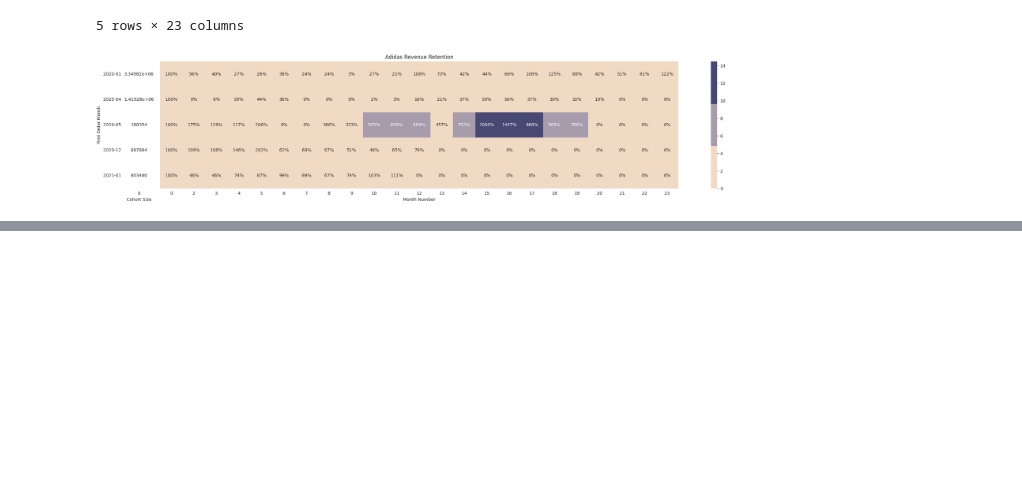
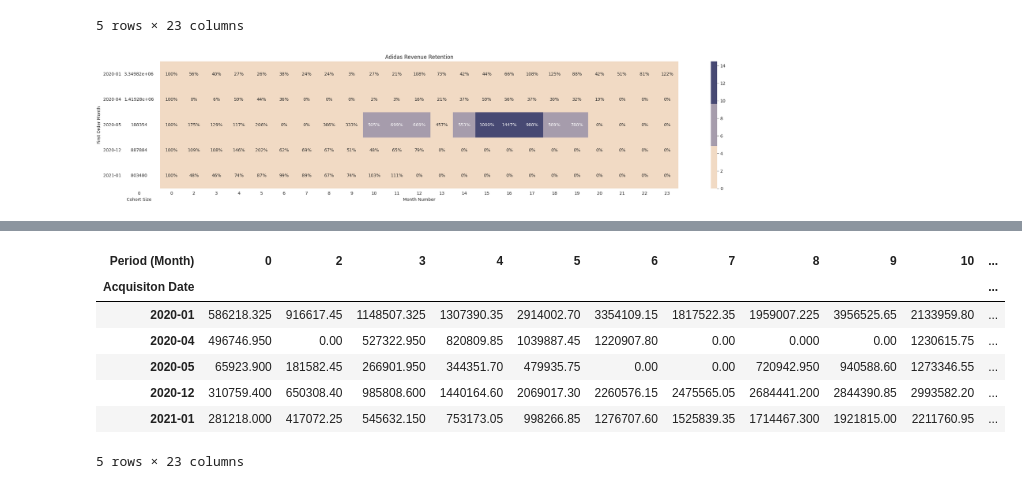
Before and after one commit to JayaWinata/Adidas-Retailer-Retention-Analysis, a Jupyter notebook: cohort-analysis.ipynb, the cells around one changed output, grey strips where cells are left out. Drawn from its saved outputs; the diff is of its cells as text; code cells hidden in the pictures; blank space fills up the shorter version.

```diff
--- a/cohort-analysis.ipynb
+++ b/cohort-analysis.ipynb
@@ -396,0 +434,12 @@ with sns.axes_style('white'):
+# %%
+customer_lifetime_value = customer_lifetime_revenue.multiply(0.35)
+customer_lifetime_value
+# %% [output]
+| Period (Month) | 0 | 2 | 3 | 4 | 5 | 6 | 7 | 8 | 9 | 10 | ... |
+| Acquisiton Date |  |  |  |  |  |  |  |  |  |  | ... |
+| 2020-01 | 586218.325 | 916617.45 | 1148507.325 | 1307390.35 | 2914002.70 | 3354109.15 | 1817522.35 | 1959007.225 | 3956525.65 | 2133959.80 | ... |
+| 2020-04 | 496746.950 | 0.00 | 527322.950 | 820809.85 | 1039887.45 | 1220907.80 | 0.00 | 0.000 | 0.00 | 1230615.75 | ... |
+| 2020-05 | 65923.900 | 181582.45 | 266901.950 | 344351.70 | 479935.75 | 0.00 | 0.00 | 720942.950 | 940588.60 | 1273346.55 | ... |
+| 2020-12 | 310759.400 | 650308.40 | 985808.600 | 1440164.60 | 2069017.30 | 2260576.15 | 2475565.05 | 2684441.200 | 2844390.85 | 2993582.20 | ... |
+| 2021-01 | 281218.000 | 417072.25 | 545632.150 | 753173.05 | 998266.85 | 1276707.60 | 1525839.35 | 1714467.300 | 1921815.00 | 2211760.95 | ... |
+5 rows × 23 columns
```
Also changed, not shown: parts of 11 cells of this notebook.
